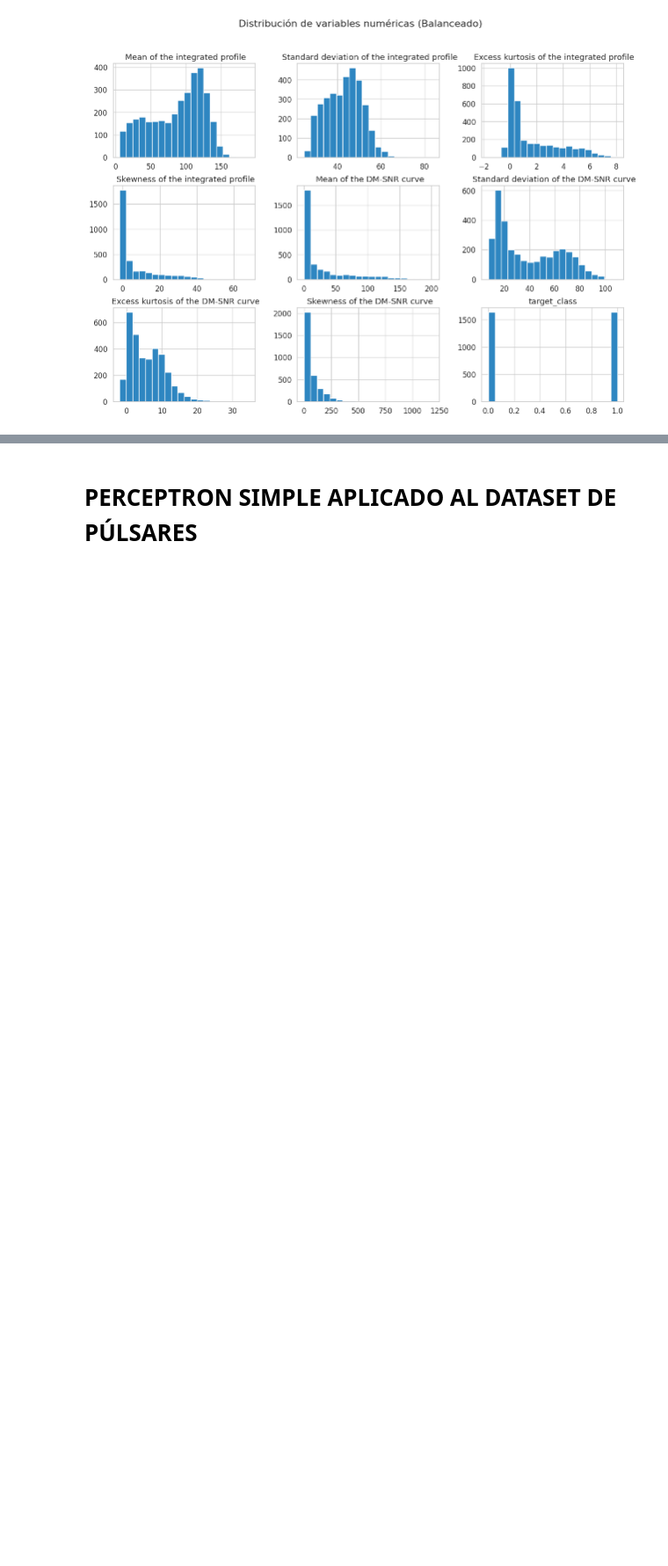
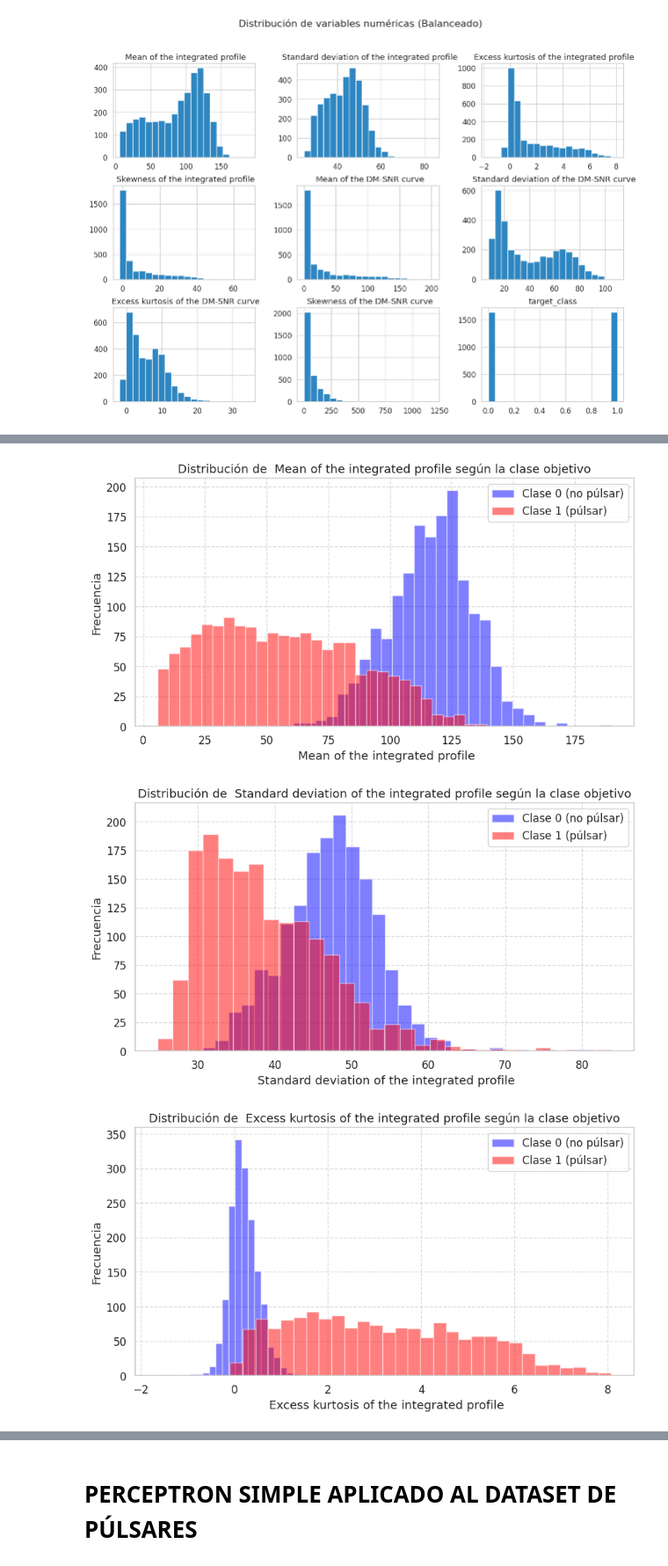
Before and after one commit to MiguelAngeloTr/Aprendizaje_Automatico, a Jupyter notebook: SEMANA_2_3/DATASET_PULSARS/DATASET_PULSARS.ipynb, the cells around one changed output, grey strips where cells are left out. Shown at 88% size. Cells and saved outputs as stored; diff of their text form; code cells hidden in the pictures; blank space fills up the shorter version.

```diff
--- a/SEMANA_2_3/DATASET_PULSARS/DATASET_PULSARS.ipynb
+++ b/SEMANA_2_3/DATASET_PULSARS/DATASET_PULSARS.ipynb
@@ -235,0 +247,33 @@ Passing `palette` without assigning `hue` is deprecated and will be removed in v
+# %%
+# -----------------------------------------
+# COMPARACIÓN DE DISTRIBUCIONES POR CLASE
+# -------------------------------------------
+
+import matplotlib.pyplot as plt
+
+# Identificar variable objetivo
+target_col = 'target_class' if 'target_class' in pulsars_balanceado.columns else pulsars_balanceado.columns[-1]
+
+# Definir características numéricas (todas menos la target)
+features = [col for col in pulsars_balanceado.columns if col != target_col]
+
+# Crear histogramas comparativos por clase
+for feature in features:
+    plt.figure(figsize=(10, 5))
+
+    pulsars_balanceado[pulsars_balanceado[target_col] == 0][feature].plot(
+        kind='hist', alpha=0.5, color='blue', bins=30, label='Clase 0 (no púlsar)')
+
+    pulsars_balanceado[pulsars_balanceado[target_col] == 1][feature].plot(
+        kind='hist', alpha=0.5, color='red', bins=30, label='Clase 1 (púlsar)')
+
+    plt.title(f'Distribución de {feature} según la clase objetivo')
+    plt.xlabel(feature)
+    plt.ylabel('Frecuencia')
+    plt.legend()
+    plt.grid(True, linestyle='--', alpha=0.7)
+    plt.show()
+# %% [output]
+[figure, added]
+[figure, added]
+[figure, added]
```
Also changed, not shown: parts of 7 cells of this notebook.
